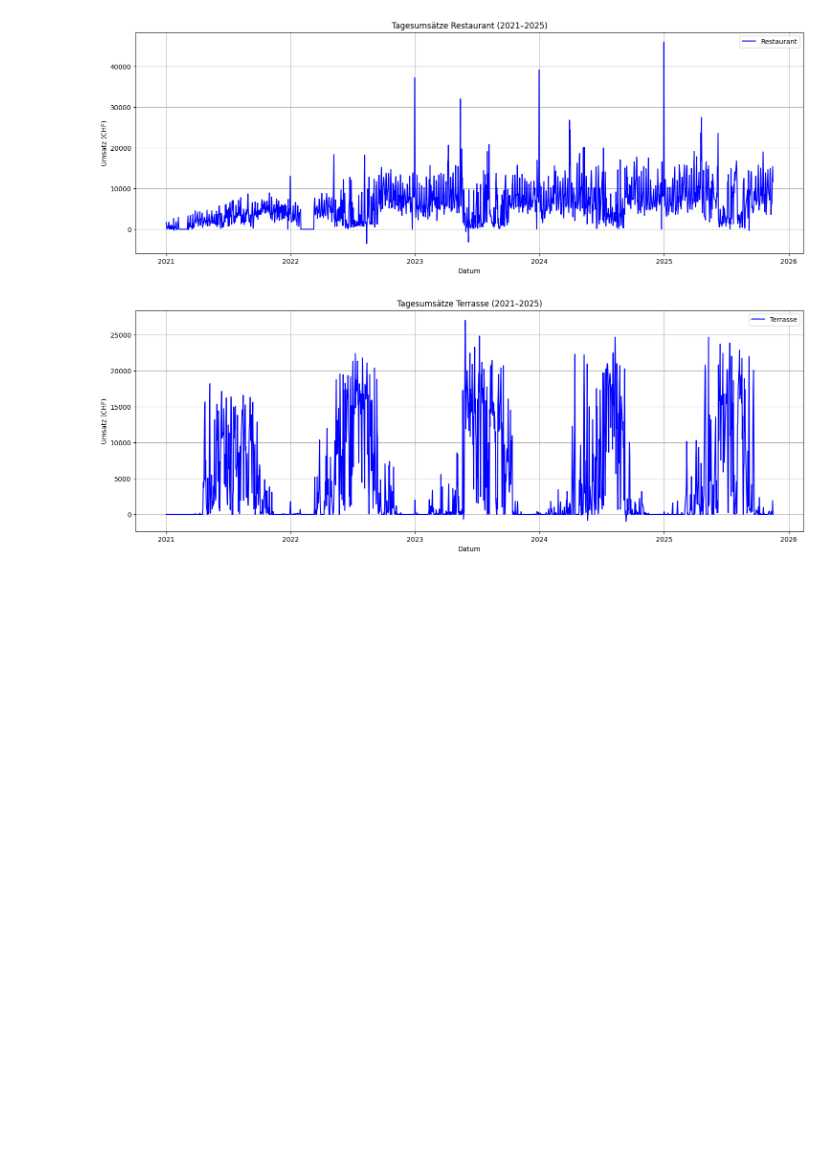
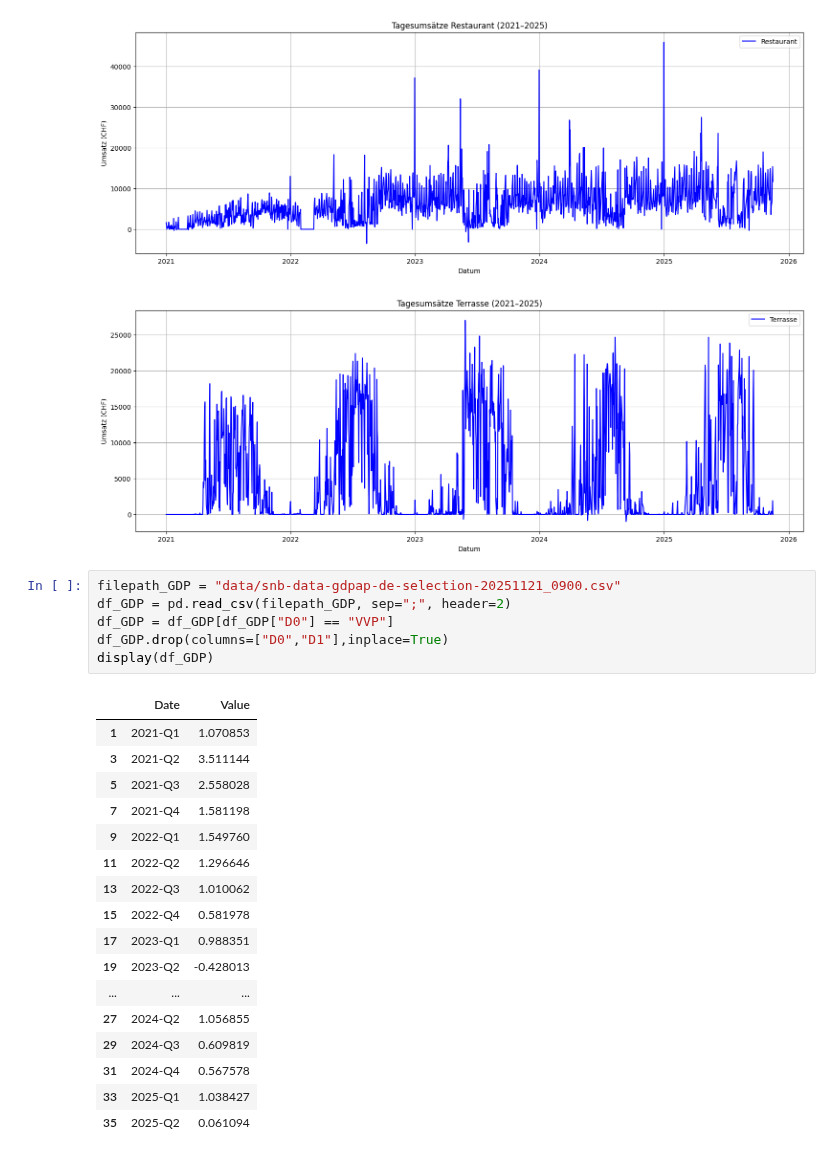
Before and after one commit to Luggias/DSF_Group_Project, a Jupyter notebook: data_handling.ipynb, the cells around one changed output. Drawn from its saved outputs; the diff is of its cells as text; blank space fills up the shorter version.

Commit message:
Added GDP Data and Handling

```diff
--- a/data_handling.ipynb
+++ b/data_handling.ipynb
@@ -351,3 +351,27 @@ plt.show()
 1727 rows × 4 columns
 [figure]
 [figure]
+# %%
+filepath_GDP = "data/snb-data-gdpap-de-selection-20251121_0900.csv"
+df_GDP = pd.read_csv(filepath_GDP, sep=";", header=2)
+df_GDP = df_GDP[df_GDP["D0"] == "VVP"]
+df_GDP.drop(columns=["D0","D1"],inplace=True)
+display(df_GDP)
+# %% [output]
+|  | Date | Value |
+| 1 | 2021-Q1 | 1.070853 |
+| 3 | 2021-Q2 | 3.511144 |
+| 5 | 2021-Q3 | 2.558028 |
+| 7 | 2021-Q4 | 1.581198 |
+| 9 | 2022-Q1 | 1.549760 |
+| 11 | 2022-Q2 | 1.296646 |
+| 13 | 2022-Q3 | 1.010062 |
+| 15 | 2022-Q4 | 0.581978 |
+| 17 | 2023-Q1 | 0.988351 |
+| 19 | 2023-Q2 | -0.428013 |
+| ... | ... | ... |
+| 27 | 2024-Q2 | 1.056855 |
+| 29 | 2024-Q3 | 0.609819 |
+| 31 | 2024-Q4 | 0.567578 |
+| 33 | 2025-Q1 | 1.038427 |
+| 35 | 2025-Q2 | 0.061094 |
```
Also changed, not shown: 2 other files.
